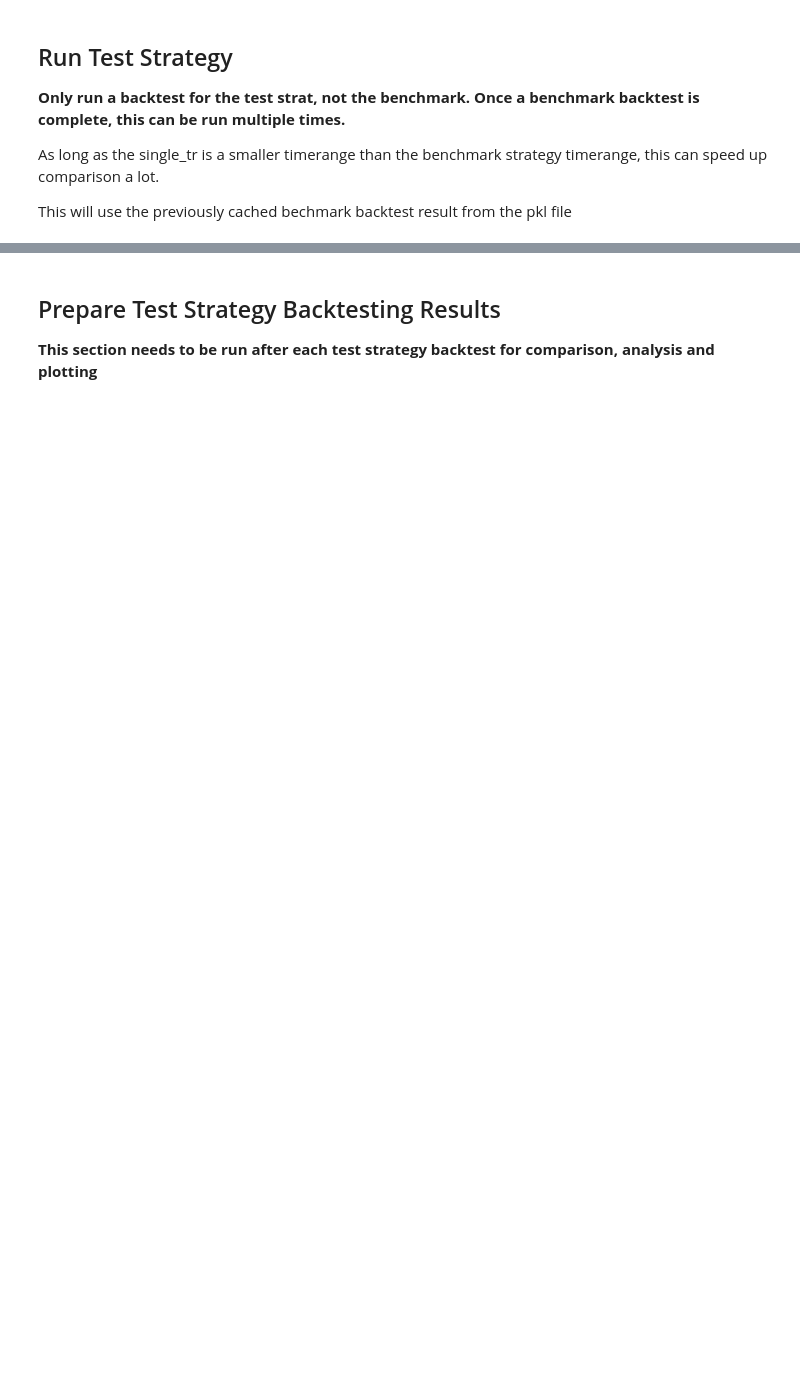
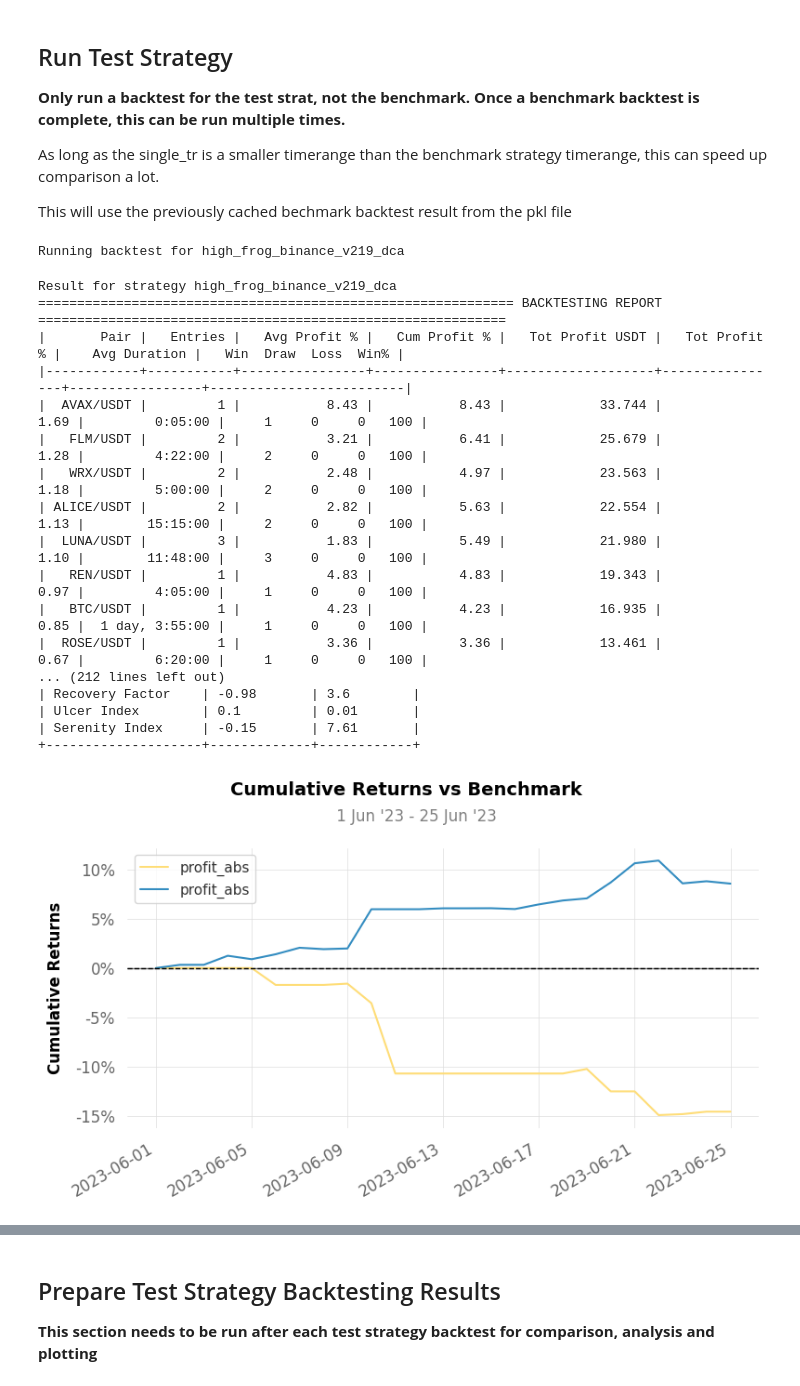
Before and after one commit to froggleston/freqtrade_analysis_notebook, a Jupyter notebook: RollingBacktestNotebook.ipynb, the cells around one changed output, grey strips where cells are left out. Drawn from its saved outputs; the diff is of its cells as text; code cells hidden in the pictures; blank space fills up the shorter version.

```diff
--- a/RollingBacktestNotebook.ipynb
+++ b/RollingBacktestNotebook.ipynb
@@ -275,7 +216,7 @@ strat_config = {
 ## Run Benchmark Strategy
 # %%
 ## set overall full timerange to use for benchmark and test backtests
-timerange = "20220901-20221201"
+timerange = "20230601-20230625"
 
 ## shouldn't need to change anything below here
 
@@ -287,10 +228,10 @@ for c in both_configs:
 
 # file to cache benchmark results
 # so we can run multiple test strat runs without having to redo this
-pklf = f"user_data/backtest_results/{bench_config['strategy']}-results_{timerange}-{max_open_trades}_{dry_run_wallet}_{int(stake_amount)}.pkl"
+bench_pklf = f"{freqtrade_dir}/user_data/backtest_results/{bench_config['strategy']}-results_{timerange}-{max_open_trades}_{dry_run_wallet}_{int(stake_amount)}.pkl"
 
-if not os.path.exists(pklf):
-    print("Creating", pklf)
+if not os.path.exists(bench_pklf):
+    print("Creating", bench_pklf)
     print(bench_config, data_location, data_format, trading_mode)
 
     # do backtesting per month
@@ -306,7 +247,7 @@ if not os.path.exists(pklf):
                 if bench_config['strategy'] == rrss["key"]:
                     pkl_results.append(rrs)
 
-        file = open(pklf, "wb")
+        file = open(bench_pklf, "wb")
         joblib.dump(pkl_results, file)
         file.close()
 
@@ -314,4 +255,4 @@ if not os.path.exists(pklf):
     except Exception as e:
         print(e)
 else:
-    print(f"Loaded previous backtest result from: {pklf}")
+    print(f"Loaded previous backtest result from: {bench_pklf}")
@@ -330,7 +273,10 @@ single_tr = timerange
 # uncomment to specify a timerange that is the same as or smaller than the original timerange
 # single_tr = "20220901-20221201"
 
-if os.path.exists(pklf):
+# pickle test strat backtest. useful if backtesting a large timerange you want to come back to
+single_pickle = False
+
+if os.path.exists(bench_pklf):
     redo_results = []
 
     dtformat = "%Y%m%d"
@@ -339,7 +285,7 @@ if os.path.exists(pklf):
     basedate_rounded = (basedate_rounded - pd.tseries.offsets.MonthBegin(1)).iloc[0].strftime(dtformat)
 
     load_results = []
-    with (open(pklf, "rb")) as openfile:
+    with (open(bench_pklf, "rb")) as openfile:
         while True:
             try:
                 load_results.append(joblib.load(openfile))
@@ -354,10 +300,41 @@ if os.path.exists(pklf):
     redo_config[0]["timeranges"] = single_trs
     redo_config[1]["timeranges"] = single_trs
 
-    start_time = perf_counter()
-    single_results = notebook_helper.backtest_all(single_config, parallel, proportion_cores_parallel, data_location=data_location, data_format=data_format, trading_mode=trading_mode, timeframe_detail=timeframe_detail)
-    end_time = perf_counter()
-    print(f"Elapsed time: {(end_time - start_time)/60}")
+    single_pklf = f"{freqtrade_dir}/user_data/backtest_results/{strat_config['strategy']}-results_{single_tr}-{max_open_trades}_{dry_run_wallet}_{int(stake_amount)}.pkl"
+    if single_pickle:
+        if not os.path.exists(single_pklf):
+            print(f"Running backtest for {test_strat}")
+            start_time = perf_counter()
+            single_results = notebook_helper.backtest_all(single_config, parallel, proportion_cores_parallel, data_location=data_location, data_format=data_format, trading_mode=trading_mode, timeframe_detail=timeframe_detail)
+            end_time = perf_counter()
+            print(f"Elapsed time: {(end_time - start_time)/60}")
+
+            single_pkl_results = []
+
+            for rrs in single_results:
+                for rrss in rrs[1]:
+                    if strat_config['strategy'] == rrss["key"]:
+                        single_pkl_results.append(rrs)
+
+            sfile = open(single_pklf, "wb")
+            joblib.dump(single_pkl_results, sfile)
+            sfile.close()
+        else:
+            print(f"Loading backtest for {test_strat}")
+            single_results = []
+            with (open(single_pklf, "rb")) as openfile:
+                while True:
+                    try:
+                        single_results.append(joblib.load(openfile))
+                    except EOFError:
+                        break
+            single_results = single_results[0]
+    else:
+        print(f"Running backtest for {test_strat}")
+        start_time = perf_counter()
+        single_results = notebook_helper.backtest_all(single_config, parallel, proportion_cores_parallel, data_location=data_location, data_format=data_format, trading_mode=trading_mode, timeframe_detail=timeframe_detail)
+        end_time = perf_counter()
+        print(f"Elapsed time: {(end_time - start_time)/60}")
 
     redo_dict = {}
     redo_trs = [x.split("-")[0] for x in single_trs]
@@ -383,31 +360,51 @@ if os.path.exists(pklf):
             redo_dict[resdate] = lrs
         elif resdate in redo_trs:
             tm_rounded = pd.Series(i).astype('datetime64[ns, UTC]')
             if tm_rounded.iloc[0].day != 1:
                 tm_rounded = (tm_rounded - pd.tseries.offsets.MonthBegin(1)).iloc[0].strftime(dtformat)
             else:
                 tm_rounded = tm_rounded.iloc[0].strftime(dtformat)
             redo_dict[tm_rounded] = lrs
 
     for srs in single_results:
         srsdate = srs[1][0]["date"].replace("-","")
 
         tm_rounded = pd.Series(srsdate).astype('datetime64[ns, UTC]')
 
         if tm_rounded.iloc[0].day != 1:
             tm_rounded = (tm_rounded - pd.tseries.offsets.MonthBegin(1)).iloc[0].strftime(dtformat)
         else:
             tm_rounded = tm_rounded.iloc[0].strftime(dtformat)
 
         redo_results.append(redo_dict[tm_rounded])
 
         # reset config_i
         new_srs_tuple = (srs[0], srs[1], srs[2], srs[3], 1, srs[5])
         redo_results.append(new_srs_tuple)
 
     load_strategy_comparison, load_strategy_trades, load_strategy_signal_candles = notebook_helper.prepare_results(redo_config, redo_results)
-    notebook_helper.print_quant_stats(redo_config, load_strategy_comparison, load_strategy_trades, table=True, output='user_data/notebooks/{strategy}-vs-{benchmark}.html')
+    notebook_helper.print_quant_stats(redo_config, load_strategy_comparison, load_strategy_trades, table=True, output=f"{freqtrade_dir}/user_data/notebooks/"+"{strategy}-vs-{benchmark}.html")
 
     br_comparison = load_strategy_comparison
     br_trades = load_strategy_trades
     br_candles = load_strategy_signal_candles
+# %% [output]
+Running backtest for high_frog_binance_v219_dca
+Result for strategy high_frog_binance_v219_dca
+============================================================= BACKTESTING REPORT ============================================================
+|       Pair |   Entries |   Avg Profit % |   Cum Profit % |   Tot Profit USDT |   Tot Profit % |    Avg Duration |   Win  Draw  Loss  Win% |
+|------------+-----------+----------------+----------------+-------------------+----------------+-----------------+-------------------------|
+|  AVAX/USDT |         1 |           8.43 |           8.43 |            33.744 |           1.69 |         0:05:00 |     1     0     0   100 |
+|   FLM/USDT |         2 |           3.21 |           6.41 |            25.679 |           1.28 |         4:22:00 |     2     0     0   100 |
+|   WRX/USDT |         2 |           2.48 |           4.97 |            23.563 |           1.18 |         5:00:00 |     2     0     0   100 |
+| ALICE/USDT |         2 |           2.82 |           5.63 |            22.554 |           1.13 |        15:15:00 |     2     0     0   100 |
+|  LUNA/USDT |         3 |           1.83 |           5.49 |            21.980 |           1.10 |        11:48:00 |     3     0     0   100 |
+|   REN/USDT |         1 |           4.83 |           4.83 |            19.343 |           0.97 |         4:05:00 |     1     0     0   100 |
+|   BTC/USDT |         1 |           4.23 |           4.23 |            16.935 |           0.85 |  1 day, 3:55:00 |     1     0     0   100 |
+|  ROSE/USDT |         1 |           3.36 |           3.36 |            13.461 |           0.67 |         6:20:00 |     1     0     0   100 |
+... (212 lines left out)
+| Recovery Factor    | -0.98       | 3.6        |
+| Ulcer Index        | 0.1         | 0.01       |
+| Serenity Index     | -0.15       | 7.61       |
++--------------------+-------------+------------+
+[figure, added]
```
Also changed, not shown: parts of 8 cells of this notebook, 6 other files.
